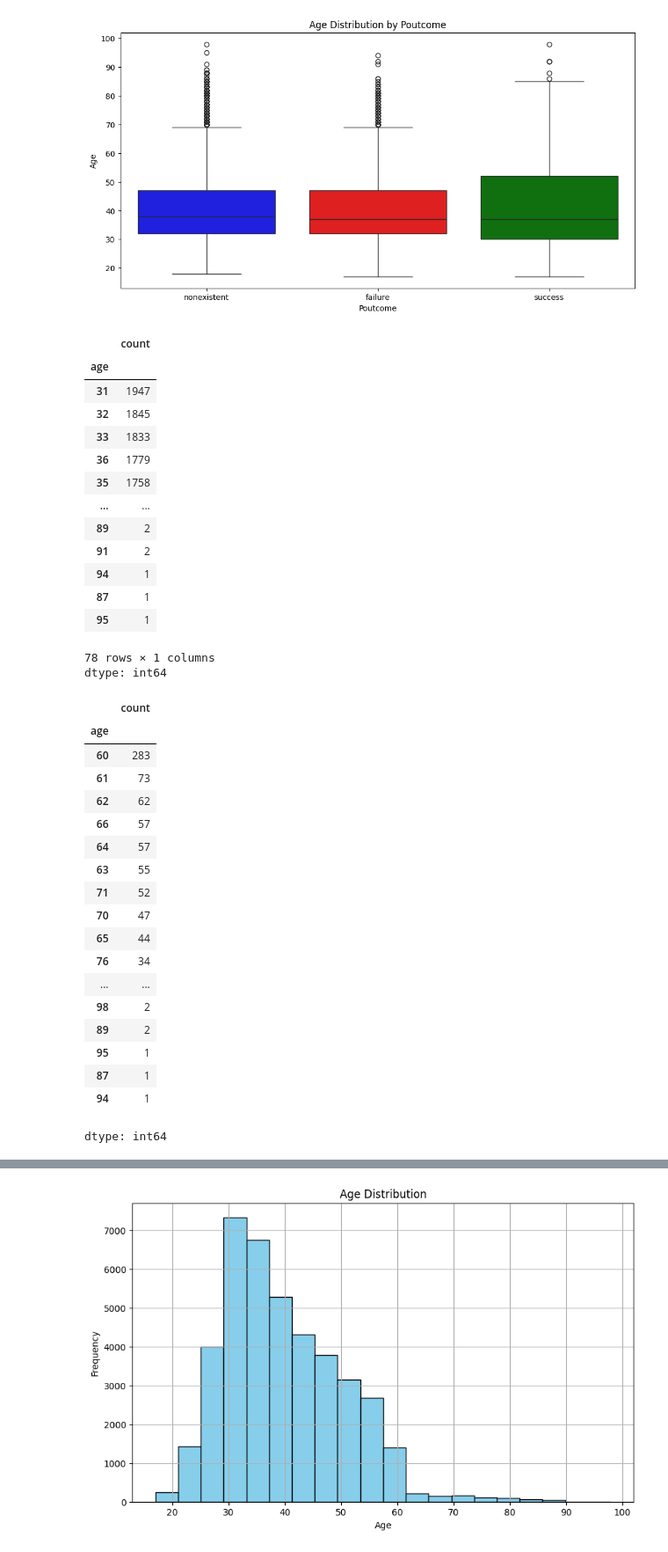
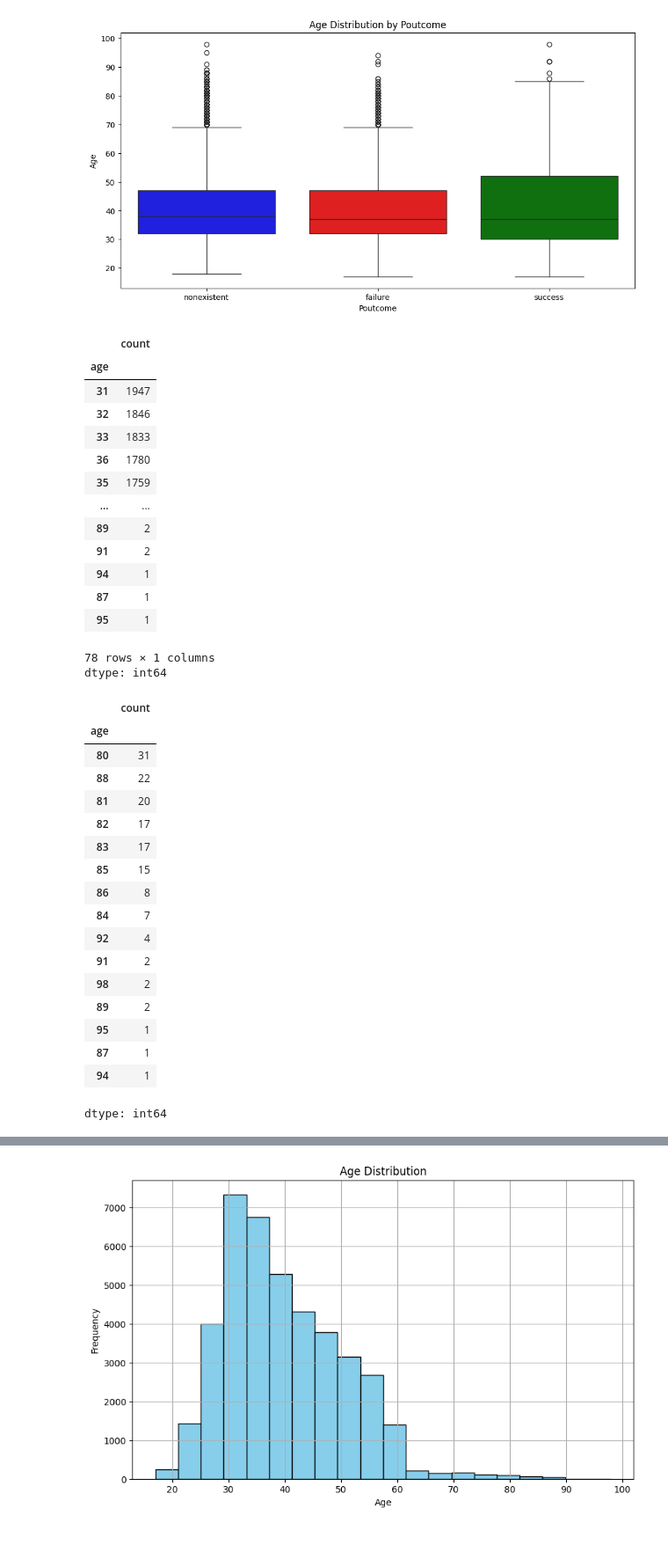
Before and after one commit to DCM2002/ML_CW_2410214, a Jupyter notebook: ML_CW_4.ipynb, the cells around one changed output, grey strips where cells are left out. Shown at 88% size. Saved outputs shown, nothing was run; the diff lists cells and outputs as text; code cells hidden in the pictures.

```diff
--- a/ML_CW_4.ipynb
+++ b/ML_CW_4.ipynb
@@ -53,6 +71,6 @@ print(f"Data has been processed and written to {output_file}")
 # %%
 # Load the dataset
-data = pd.read_csv('/content/new-bank-additional-full.csv')
+data = pd.read_csv('/content/cleaned-bank-additional-full-data.csv')
 
 # Display the first few rows of the dataset
 print(data.head())
@@ -133,10 +151,10 @@ data['age'].value_counts()
 |  | count |
 | age |  |
 | 31 | 1947 |
-| 32 | 1845 |
+| 32 | 1846 |
 | 33 | 1833 |
-| 36 | 1779 |
-| 35 | 1758 |
+| 36 | 1780 |
+| 35 | 1759 |
 | ... | ... |
 | 89 | 2 |
 | 91 | 2 |
@@ -146,21 +164,20 @@ data['age'].value_counts()
 78 rows × 1 columns
 dtype: int64
 # %%
-data.loc[data['age'] >=60]['age'].value_counts()
+data.loc[data['age'] >=80]['age'].value_counts()
 # %% [output]
 |  | count |
 | age |  |
-| 60 | 283 |
-| 61 | 73 |
-| 62 | 62 |
-| 66 | 57 |
-| 64 | 57 |
-| 63 | 55 |
-| 71 | 52 |
-| 70 | 47 |
-| 65 | 44 |
-| 76 | 34 |
-| ... | ... |
+| 80 | 31 |
+| 88 | 22 |
+| 81 | 20 |
+| 82 | 17 |
+| 83 | 17 |
+| 85 | 15 |
+| 86 | 8 |
+| 84 | 7 |
+| 92 | 4 |
+| 91 | 2 |
 | 98 | 2 |
 | 89 | 2 |
 | 95 | 1 |
```
Also changed, not shown: parts of 23 cells of this notebook.
